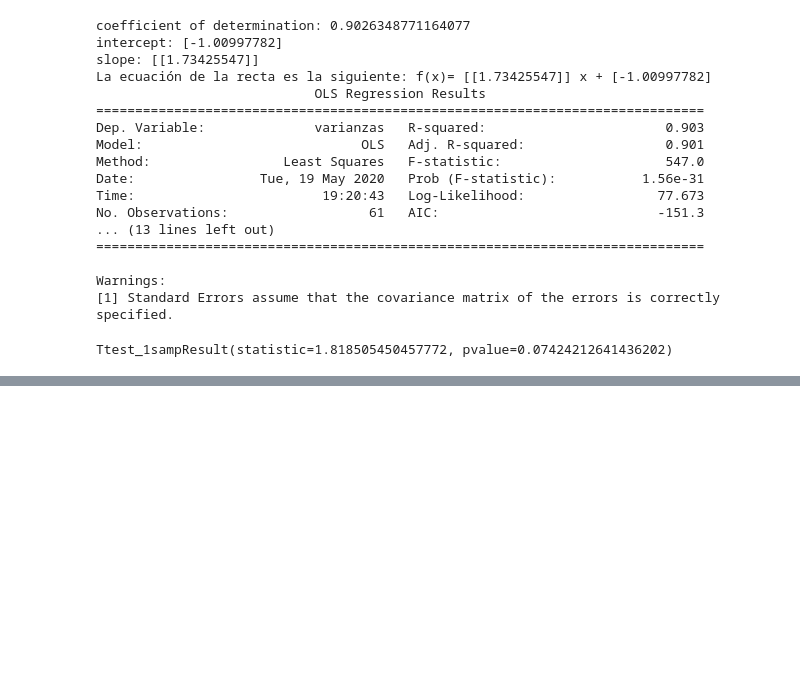
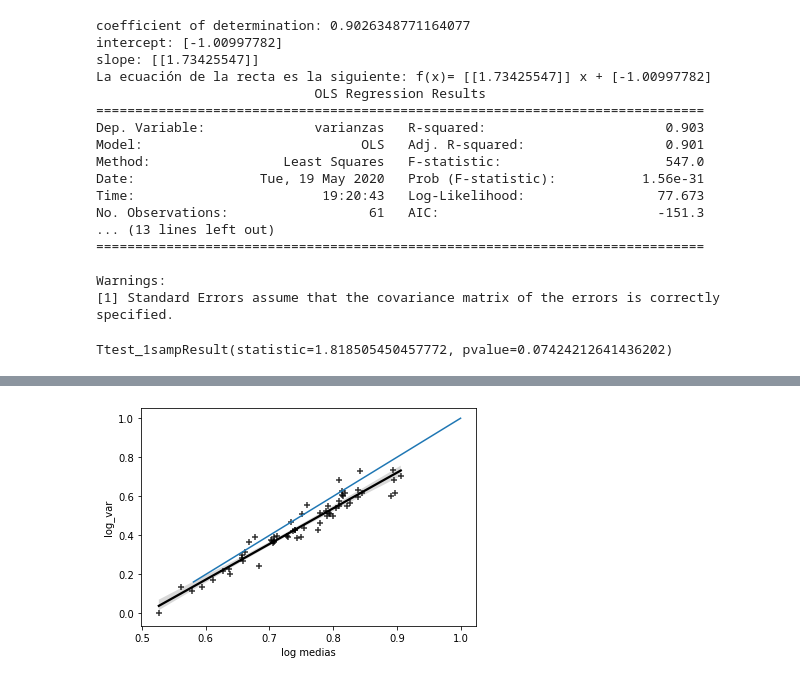
Before and after one commit to JuanmaPastor/TFG_Alex, a Jupyter notebook: Log_mean_var/Log_mean_var.ipynb, the cells around one changed output, grey strips where cells are left out. Cells and saved outputs as stored; diff of their text form; code cells hidden in the pictures; blank space fills up the shorter version.

```diff
--- a/Log_mean_var/Log_mean_var.ipynb
+++ b/Log_mean_var/Log_mean_var.ipynb
@@ -528,0 +667,93 @@ Ttest_1sampResult(statistic=1.818505450457772, pvalue=0.07424212641436202)
+# %%
+#Escalando todo incluido y = x^2
+
+
+Xm = np.linspace(0.000001, 0.999, 2000)
+Yv = Xm**2
+
+Xm = np.log10(Xm)
+Yv = np.log10(Yv)
+
+
+if min(x_array) < min(y_array):
+    mini = min(x_array)
+else:
+    mini = min(y_array)
+
+if max(x_array) > max(y_array):
+    maxi = max(x_array)
+else:
+    maxi = max(y_array)
+
+maxi = max(Xm)  #Se sabe que es el menor
+xnorm = (x_array - mini)/(maxi- mini)
+ynorm = (y_array - mini)/(maxi- mini)
+Xm = (Xm - mini)/(maxi- mini)
+Yv = (Yv - mini)/(maxi- mini)
+
+
+plt.plot(Xm,Yv,label='fit')
+plt.xlabel("log_media_norm")
+plt.ylabel("log_var_norm")
+
+#Una vez normalizados la media y la varianza se hace el plot añadiendo la recta x^2 en azul
+
+fake6 = pd.DataFrame({'medias': xnorm, 'varianzas': ynorm})
+
+
+ax = sns.regplot(x = 'medias', y = 'varianzas',
+              data = fake6,
+              color = 'black', scatter=True, fit_reg=True,  marker = "+", robust = True)
+ax.set(xlabel='log medias', ylabel='log_var')
+
+#plt.show()
+plt.savefig("fre.pdf")
+
+
+#Calculo de la ecuación
+
+x=xnorm.reshape(-1,1)
+y=ynorm.reshape(-1,1)
+
+model.fit(x, y)
+r_sq = model.score(x, y)
+print('coefficient of determination:', r_sq)
+print('intercept:', model.intercept_)   #la n
+print('slope:', model.coef_)            #la m
+print("La ecuación de la recta es la siguiente: f(x)=", model.coef_, "x +",model.intercept_)
+
+#Estadísticos
+
+y, X = dmatrices('varianzas ~ medias', data=fake6, return_type='dataframe')
+
+mod = sm.OLS(y, X)
+res = mod.fit()
+print(res.summary())
+
+sms.linear_harvey_collier(res)  #El primero es el t-value y el segundo el p-value (la hipótesis nula es que es linear)
+
+print("--------------------------")
+
+
+#Calculo de la ecuación
+
+x=Xm.reshape(-1,1)
+y=Yv.reshape(-1,1)
+
+model.fit(x, y)
+r_sq = model.score(x, y)
+print('coefficient of determination:', r_sq)
+print('intercept:', model.intercept_)   #la n
+print('slope:', model.coef_)            #la m
+print("La ecuación de la recta es la siguiente: f(x)=", model.coef_, "x +",model.intercept_)
+
+#Estadísticos
+
+y, X = dmatrices('varianzas ~ medias', data=fake6, return_type='dataframe')
+
+mod = sm.OLS(y, X)
+res = mod.fit()
+print(res.summary())
+
+sms.linear_harvey_collier(res)  #El primero es el t-value y el segundo el p-value (la hipótesis nula es que es linear)
+# %% [output]
@@ -528,0 +778 @@ Ttest_1sampResult(statistic=1.818505450457772, pvalue=0.07424212641436202)
+[figure, added]
```
Also changed, not shown: parts of 14 cells of this notebook, 6 other files.
